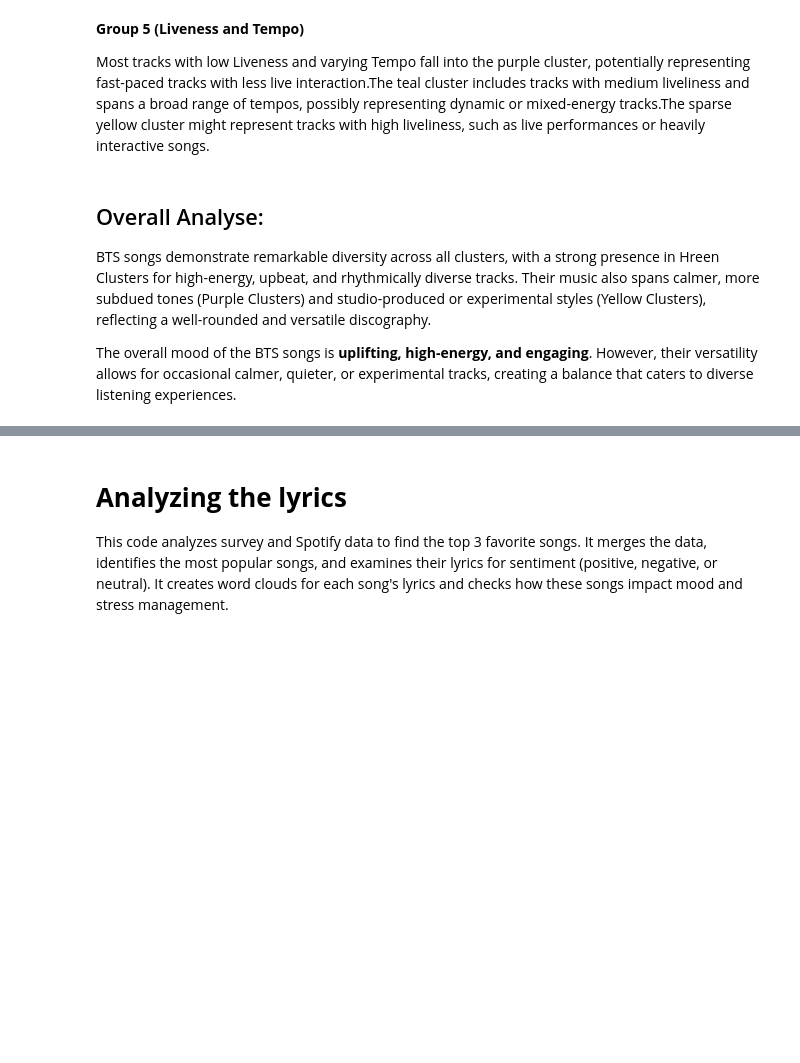
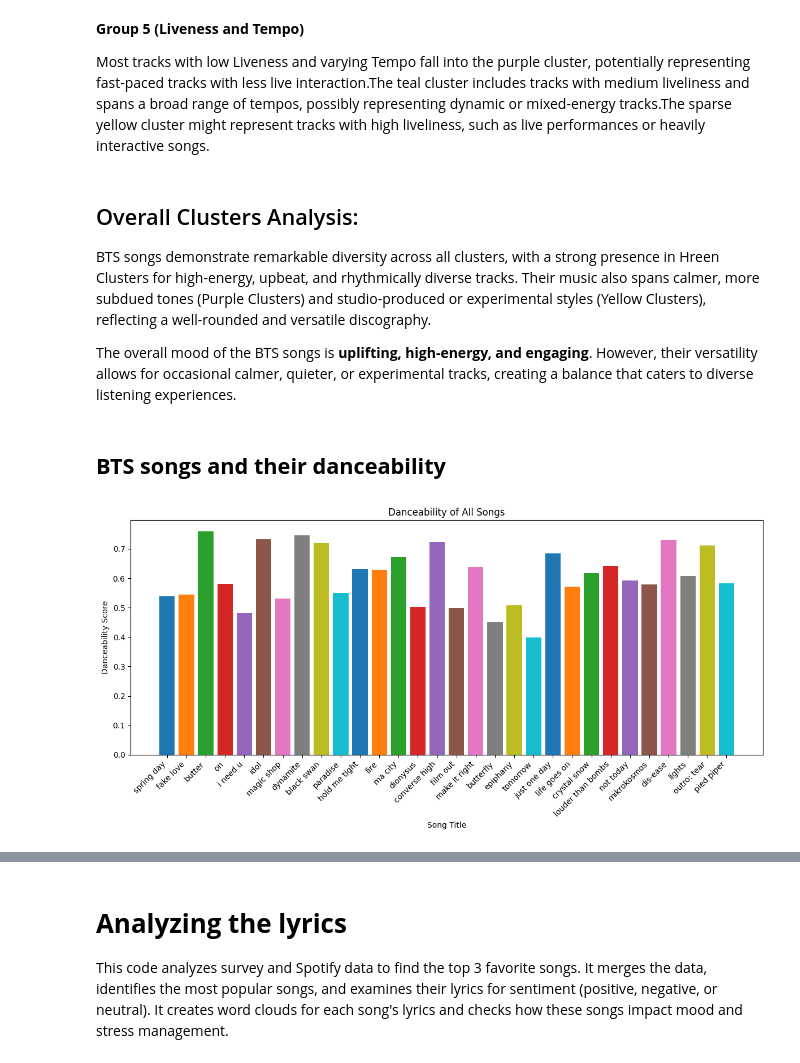
Before and after one commit to Yunnna005/DataAnalytics, a Jupyter notebook: BTS's_songs_analys.ipynb, the cells around one changed output, grey strips where cells are left out. Saved outputs shown, nothing was run; the diff lists cells and outputs as text; code cells hidden in the pictures; blank space fills up the shorter version.

```diff
--- a/BTS's_songs_analys.ipynb
+++ b/BTS's_songs_analys.ipynb
@@ -570,8 +570,35 @@ plt.show()
 
 Most tracks with low Liveness and varying Tempo fall into the purple cluster, potentially representing fast-paced tracks with less live interaction.The teal cluster includes tracks with medium liveliness and spans a broad range of tempos, possibly representing dynamic or mixed-energy tracks.The sparse yellow cluster might represent tracks with high liveliness, such as live performances or heavily interactive songs.
 # %% [markdown]
-## Overall Analyse:
+## Overall Clusters Analysis:
 
 BTS songs demonstrate remarkable diversity across all clusters, with a strong presence in Hreen Clusters for high-energy, upbeat, and rhythmically diverse tracks. Their music also spans calmer, more subdued tones (Purple Clusters) and studio-produced or experimental styles (Yellow Clusters), reflecting a well-rounded and versatile discography.
 
 The overall mood of the BTS songs is **uplifting, high-energy, and engaging**. However, their versatility allows for occasional calmer, quieter, or experimental tracks, creating a balance that caters to diverse listening experiences.
+# %% [markdown]
+## **BTS songs and their danceability**
+# %%
+merged_songs_data = pd.merge(
+    survey_data_updated, spotify_data_updated,
+    left_on='Favorite_Song', right_on='eng_track_title',
+    how='inner'
+)
+
+merged_songs_data['spotify_track_danceability'] = merged_songs_data['spotify_track_danceability'].astype(str)
+merged_songs_data['spotify_track_danceability'] = merged_songs_data['spotify_track_danceability'].str.extract(r'(\d+\.\d+)')
+merged_songs_data['spotify_track_danceability'] = pd.to_numeric(merged_songs_data['spotify_track_danceability'], errors='coerce')
+
+plt.figure(figsize=(12, 6))
+for song in song_counts.index:
+    song_data = merged_songs_data[merged_songs_data['Favorite_Song'] == song]
+    if not song_data.empty:
+        plt.bar(song, song_data['spotify_track_danceability'].mean())
+
+plt.xlabel('Song Title')
+plt.ylabel('Danceability Score')
+plt.title('Danceability of All Songs')
+plt.xticks(rotation=45, ha='right')
+plt.tight_layout()
+plt.show()
+# %% [output]
+[figure, added]
```
Also changed, not shown: parts of 7 cells of this notebook.
